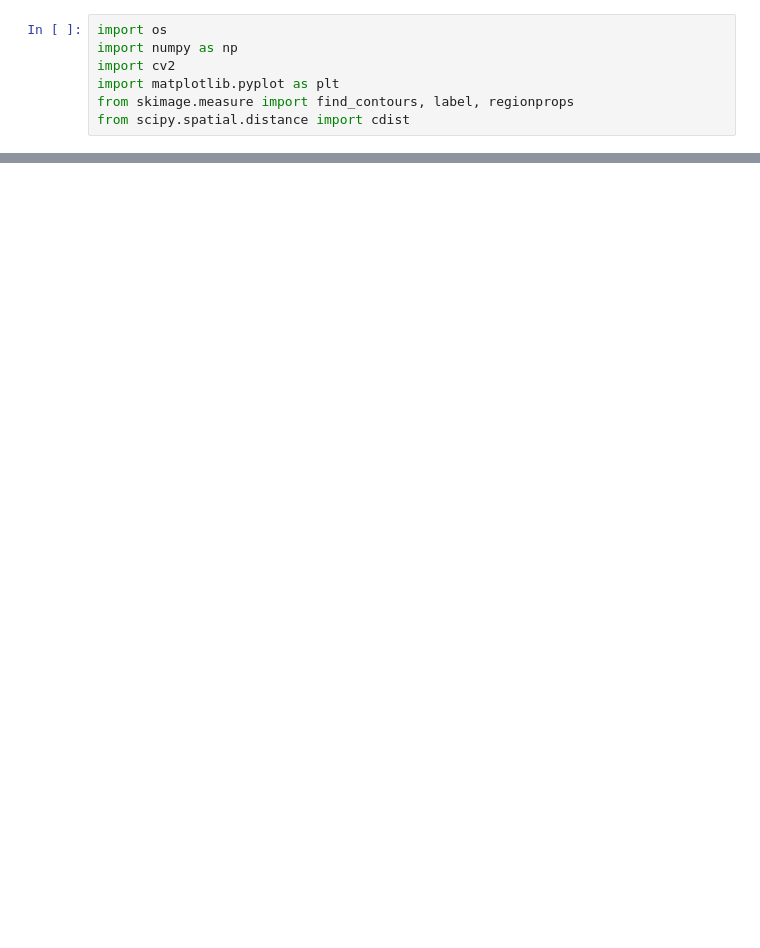
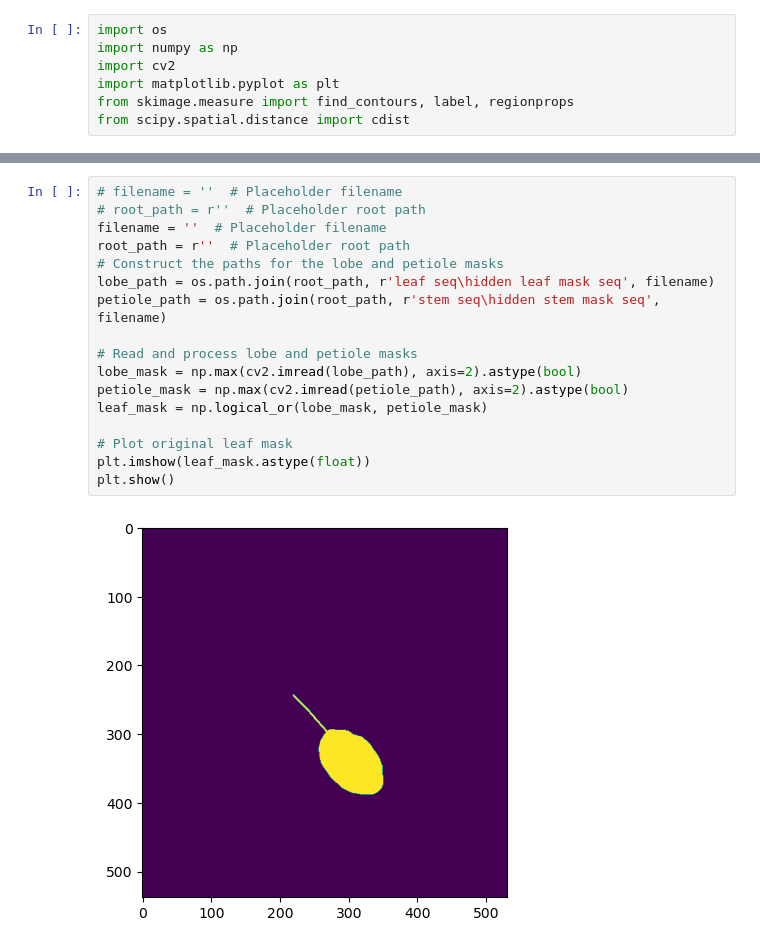
Before and after one commit to pisyntor/Computer_based_Recognition_of_Arabidopsis_thaliana_Ecotypes, a Jupyter notebook: code/03_data_re_definition/04_2D_morpho_traits/02_leaf_petiole_length.ipynb, the cells around one changed output, grey strips where cells are left out. Cells and saved outputs as stored; diff of their text form; blank space fills up the shorter version.

```diff
--- a/code/03_data_re_definition/04_2D_morpho_traits/02_leaf_petiole_length.ipynb
+++ b/code/03_data_re_definition/04_2D_morpho_traits/02_leaf_petiole_length.ipynb
@@ -165,4 +167,23 @@ def line_contour_intersection(line, contour):
 # Compute the distance from a point to an infinite line by projecting it orthogonally to the line
 def distance_from_pt_to_line(pt, line):
     return np.linalg.norm(np.cross(-np.diff(line, axis=0), line[0, :] - pt)) / np.linalg.norm(-np.diff(line, axis=0))
+# %%
+# filename = ''  # Placeholder filename
+# root_path = r''  # Placeholder root path
+filename = ''  # Placeholder filename
+root_path = r''  # Placeholder root path
+# Construct the paths for the lobe and petiole masks
+lobe_path = os.path.join(root_path, r'leaf seq\hidden leaf mask seq', filename)
+petiole_path = os.path.join(root_path, r'stem seq\hidden stem mask seq', filename)
+
+# Read and process lobe and petiole masks
+lobe_mask = np.max(cv2.imread(lobe_path), axis=2).astype(bool)
+petiole_mask = np.max(cv2.imread(petiole_path), axis=2).astype(bool)
+leaf_mask = np.logical_or(lobe_mask, petiole_mask)
+
+# Plot original leaf mask
+plt.imshow(leaf_mask.astype(float))
+plt.show()
+# %% [output]
+[figure, added]
 # %%
```
Also changed, not shown: parts of 6 cells of this notebook, 2 other files.
